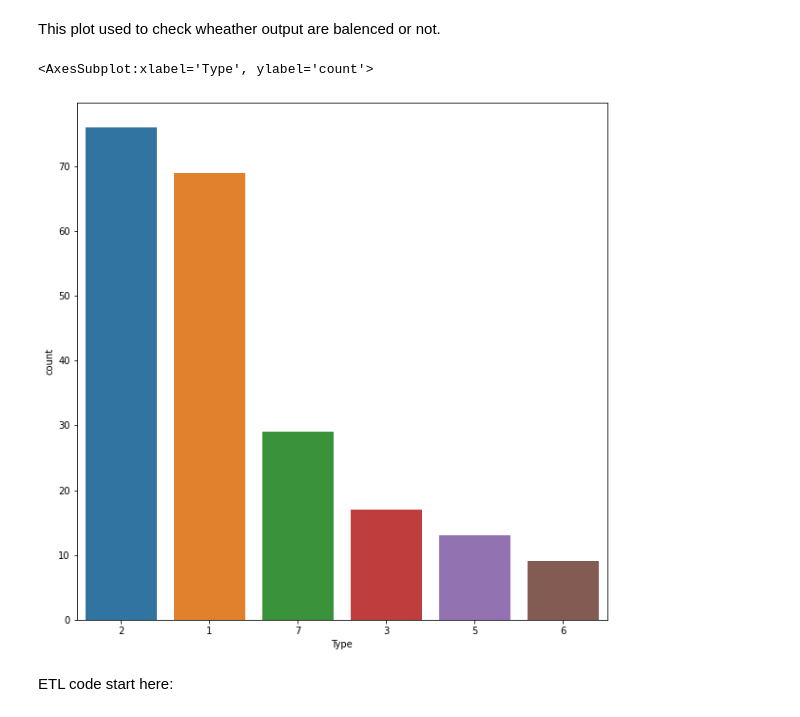
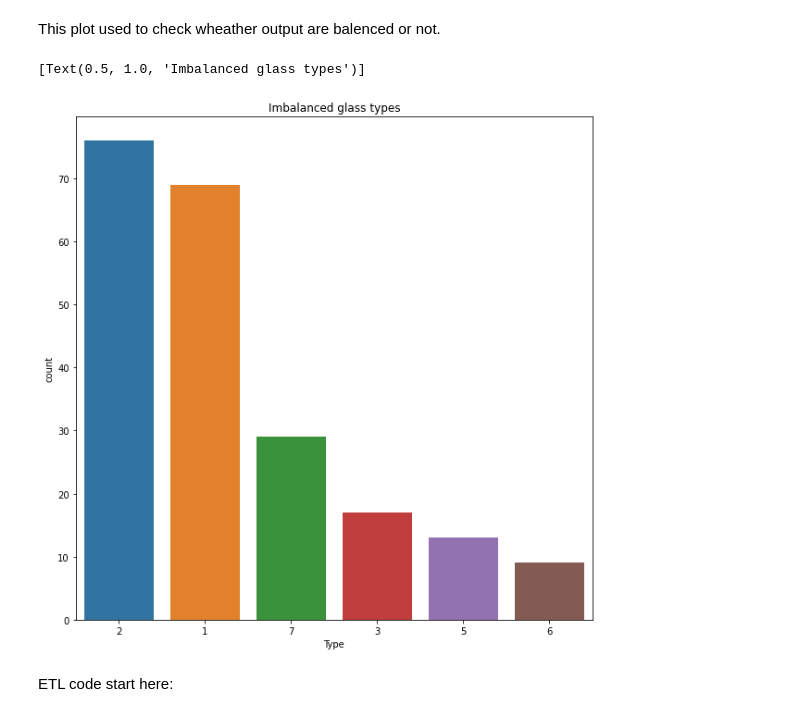
Before and after one commit to madisonmassie/Final_Project, a Jupyter notebook: Final_project_Nasiba.ipynb, the cells around one changed output. Drawn from its saved outputs; the diff is of its cells as text; code cells hidden in the pictures.

```diff
--- a/Final_project_Nasiba.ipynb
+++ b/Final_project_Nasiba.ipynb
@@ -203,10 +215,11 @@ corr_matrix
 This plot used to check wheather output are balenced or not.
 # %%
 plt.figure(figsize=(10,10))
-sns.countplot(x='Type', data=df_glass, order=df_glass['Type'].value_counts().index)
+sns.countplot(x='Type', data=df_glass, order=df_glass['Type'].value_counts().index).set(title='Imbalanced glass types')
+#sns.set("Imbalanced glass types")
 # %% [output]
-<AxesSubplot:xlabel='Type', ylabel='count'>
+[Text(0.5, 1.0, 'Imbalanced glass types')]
-[figure, old version]
+[figure, new version]
 # %% [markdown]
 ETL code start here:
 # %%
```
Also changed, not shown: parts of 15 cells of this notebook.
